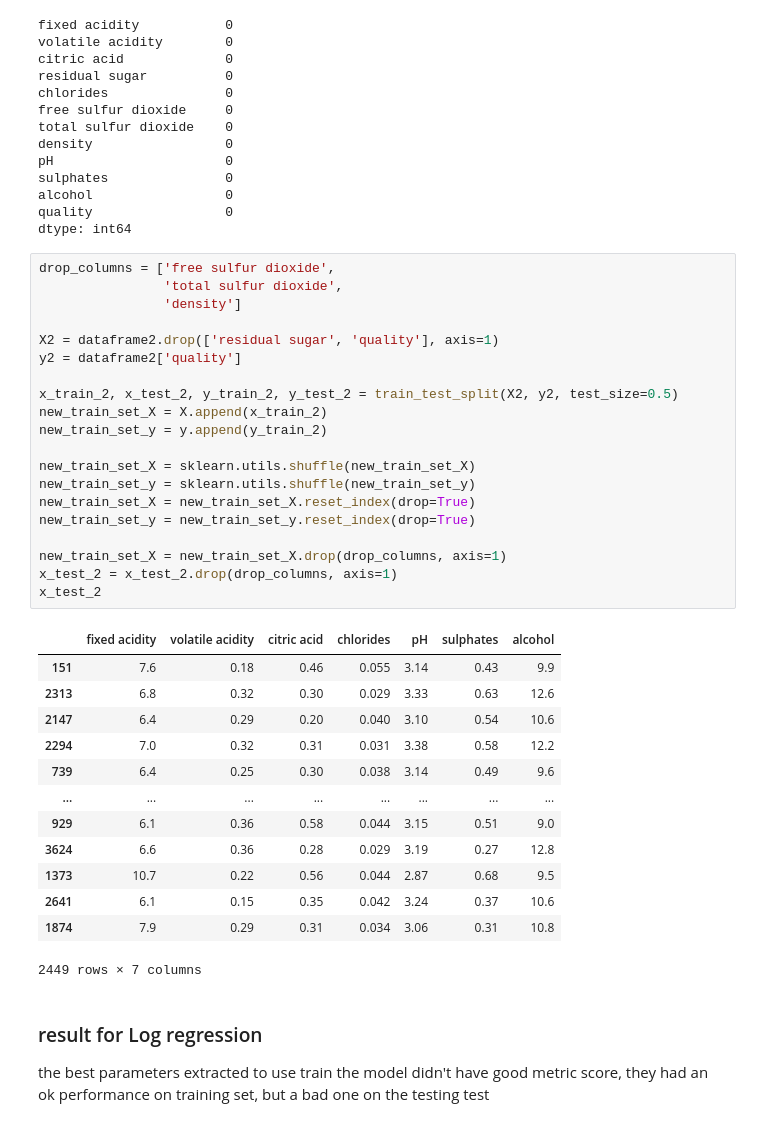
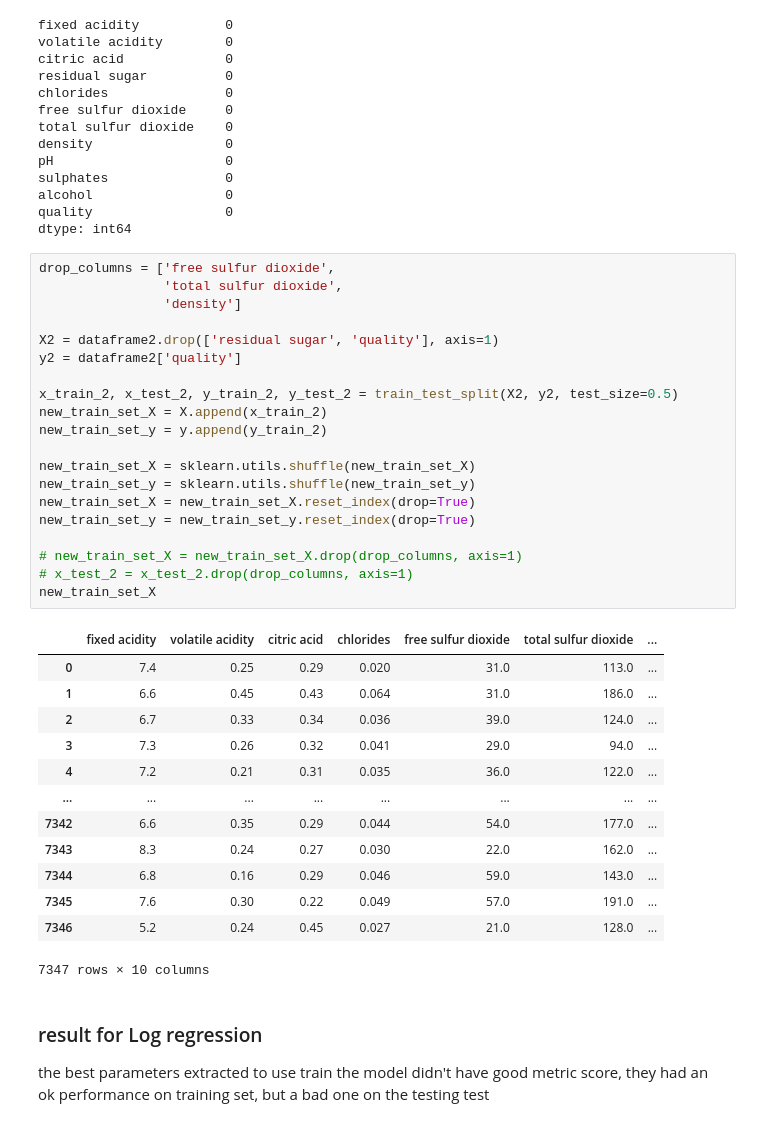
Before and after one commit to ProsperChuks/wine-quality-prediction, a Jupyter notebook: base.ipynb, the cells around one changed output. Drawn from its saved outputs; the diff is of its cells as text.

```diff
--- a/base.ipynb
+++ b/base.ipynb
@@ -223,37 +224,37 @@ dtype: int64
 # %%
 drop_columns = ['free sulfur dioxide',
                 'total sulfur dioxide',
                 'density']
 
 X2 = dataframe2.drop(['residual sugar', 'quality'], axis=1)
 y2 = dataframe2['quality']
 
 x_train_2, x_test_2, y_train_2, y_test_2 = train_test_split(X2, y2, test_size=0.5)
 new_train_set_X = X.append(x_train_2)
 new_train_set_y = y.append(y_train_2)
 
 new_train_set_X = sklearn.utils.shuffle(new_train_set_X)
 new_train_set_y = sklearn.utils.shuffle(new_train_set_y)
 new_train_set_X = new_train_set_X.reset_index(drop=True)
 new_train_set_y = new_train_set_y.reset_index(drop=True)
 
-new_train_set_X = new_train_set_X.drop(drop_columns, axis=1)
-x_test_2 = x_test_2.drop(drop_columns, axis=1)
-x_test_2
+# new_train_set_X = new_train_set_X.drop(drop_columns, axis=1)
+# x_test_2 = x_test_2.drop(drop_columns, axis=1)
+new_train_set_X
 # %% [output]
-|  | fixed acidity | volatile acidity | citric acid | chlorides | pH | sulphates | alcohol |
-| 151 | 7.6 | 0.18 | 0.46 | 0.055 | 3.14 | 0.43 | 9.9 |
-| 2313 | 6.8 | 0.32 | 0.30 | 0.029 | 3.33 | 0.63 | 12.6 |
-| 2147 | 6.4 | 0.29 | 0.20 | 0.040 | 3.10 | 0.54 | 10.6 |
-| 2294 | 7.0 | 0.32 | 0.31 | 0.031 | 3.38 | 0.58 | 12.2 |
-| 739 | 6.4 | 0.25 | 0.30 | 0.038 | 3.14 | 0.49 | 9.6 |
+|  | fixed acidity | volatile acidity | citric acid | chlorides | free sulfur dioxide | total sulfur dioxide | ... |
+| 0 | 7.4 | 0.25 | 0.29 | 0.020 | 31.0 | 113.0 | ... |
+| 1 | 6.6 | 0.45 | 0.43 | 0.064 | 31.0 | 186.0 | ... |
+| 2 | 6.7 | 0.33 | 0.34 | 0.036 | 39.0 | 124.0 | ... |
+| 3 | 7.3 | 0.26 | 0.32 | 0.041 | 29.0 | 94.0 | ... |
+| 4 | 7.2 | 0.21 | 0.31 | 0.035 | 36.0 | 122.0 | ... |
 | ... | ... | ... | ... | ... | ... | ... | ... |
-| 929 | 6.1 | 0.36 | 0.58 | 0.044 | 3.15 | 0.51 | 9.0 |
-| 3624 | 6.6 | 0.36 | 0.28 | 0.029 | 3.19 | 0.27 | 12.8 |
-| 1373 | 10.7 | 0.22 | 0.56 | 0.044 | 2.87 | 0.68 | 9.5 |
-| 2641 | 6.1 | 0.15 | 0.35 | 0.042 | 3.24 | 0.37 | 10.6 |
-| 1874 | 7.9 | 0.29 | 0.31 | 0.034 | 3.06 | 0.31 | 10.8 |
+| 7342 | 6.6 | 0.35 | 0.29 | 0.044 | 54.0 | 177.0 | ... |
+| 7343 | 8.3 | 0.24 | 0.27 | 0.030 | 22.0 | 162.0 | ... |
+| 7344 | 6.8 | 0.16 | 0.29 | 0.046 | 59.0 | 143.0 | ... |
+| 7345 | 7.6 | 0.30 | 0.22 | 0.049 | 57.0 | 191.0 | ... |
+| 7346 | 5.2 | 0.24 | 0.45 | 0.027 | 21.0 | 128.0 | ... |
-2449 rows × 7 columns
+7347 rows × 10 columns
 # %% [markdown]
 ### result for Log regression
 
```
Also changed, not shown: parts of 8 cells of this notebook.
